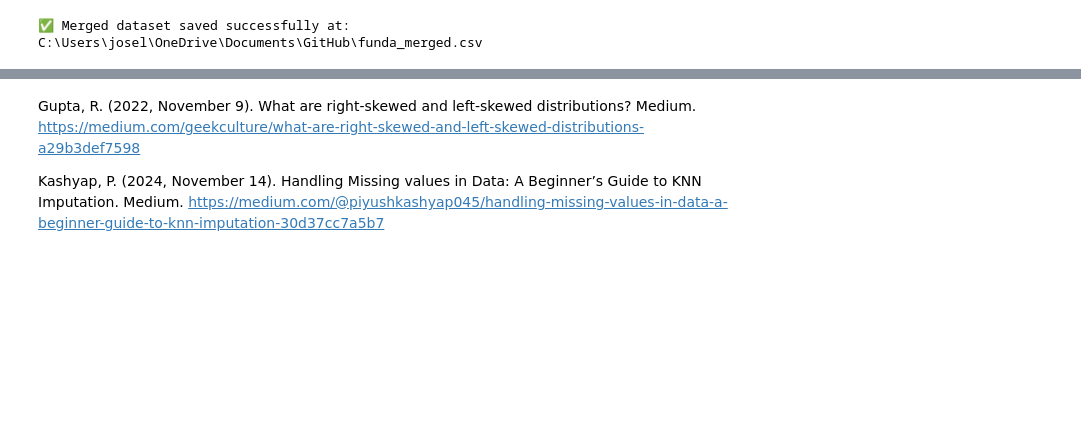
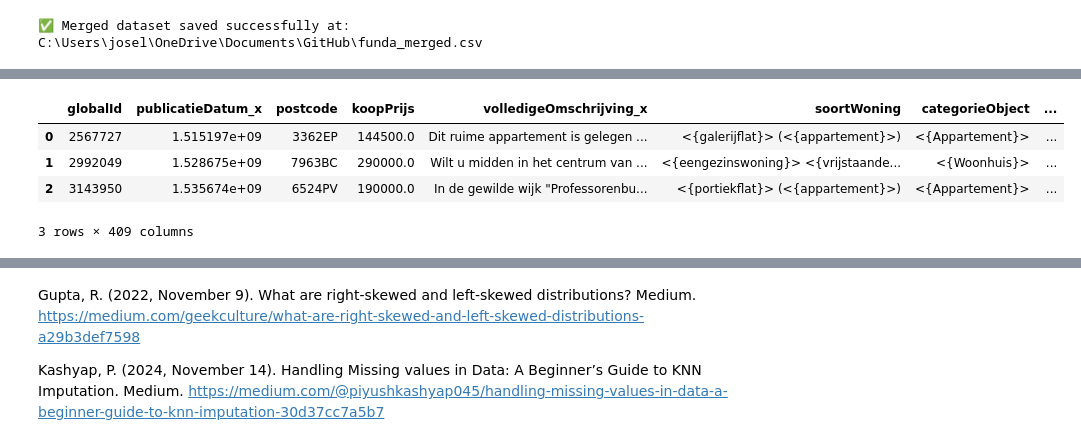
Before and after one commit to Josey-mc2/House-pricing-analysis, a Jupyter notebook: funda_analysis_ai_resit.ipynb, the cells around one changed output, grey strips where cells are left out. Cells and saved outputs as stored; diff of their text form; code cells hidden in the pictures; blank space fills up the shorter version.

```diff
--- a/funda_analysis_ai_resit.ipynb
+++ b/funda_analysis_ai_resit.ipynb
@@ -2209,0 +2238,16 @@ funda_merged
+# %%
+# Ensure the date columns are in datetime format
+funda_merged['publicatieDatum_y'] = pd.to_datetime(funda_merged['publicatieDatum_y'])
+funda_merged['datum_ondertekening_y'] = pd.to_datetime(funda_merged['datum_ondertekening_y'])
+
+# Calculate the number of days between the publication date and the sale date
+funda_merged['sales_speed_days'] = (funda_merged['datum_ondertekening_y'] - funda_merged['publicatieDatum_y']).dt.days
+
+# Display the first few rows to check the result
+funda_merged.head(3)
+# %% [output]
+|  | globalId | publicatieDatum_x | postcode | koopPrijs | volledigeOmschrijving_x | soortWoning | categorieObject | ... |
+| 0 | 2567727 | 1.515197e+09 | 3362EP | 144500.0 | Dit ruime appartement is gelegen ... | <{galerijflat}> (<{appartement}>) | <{Appartement}> | ... |
+| 1 | 2992049 | 1.528675e+09 | 7963BC | 290000.0 | Wilt u midden in het centrum van ... | <{eengezinswoning}> <{vrijstaande... | <{Woonhuis}> | ... |
+| 2 | 3143950 | 1.535674e+09 | 6524PV | 190000.0 | In de gewilde wijk "Professorenbu... | <{portiekflat}> (<{appartement}>) | <{Appartement}> | ... |
+3 rows × 409 columns
```
Also changed, not shown: parts of 46 cells of this notebook.
